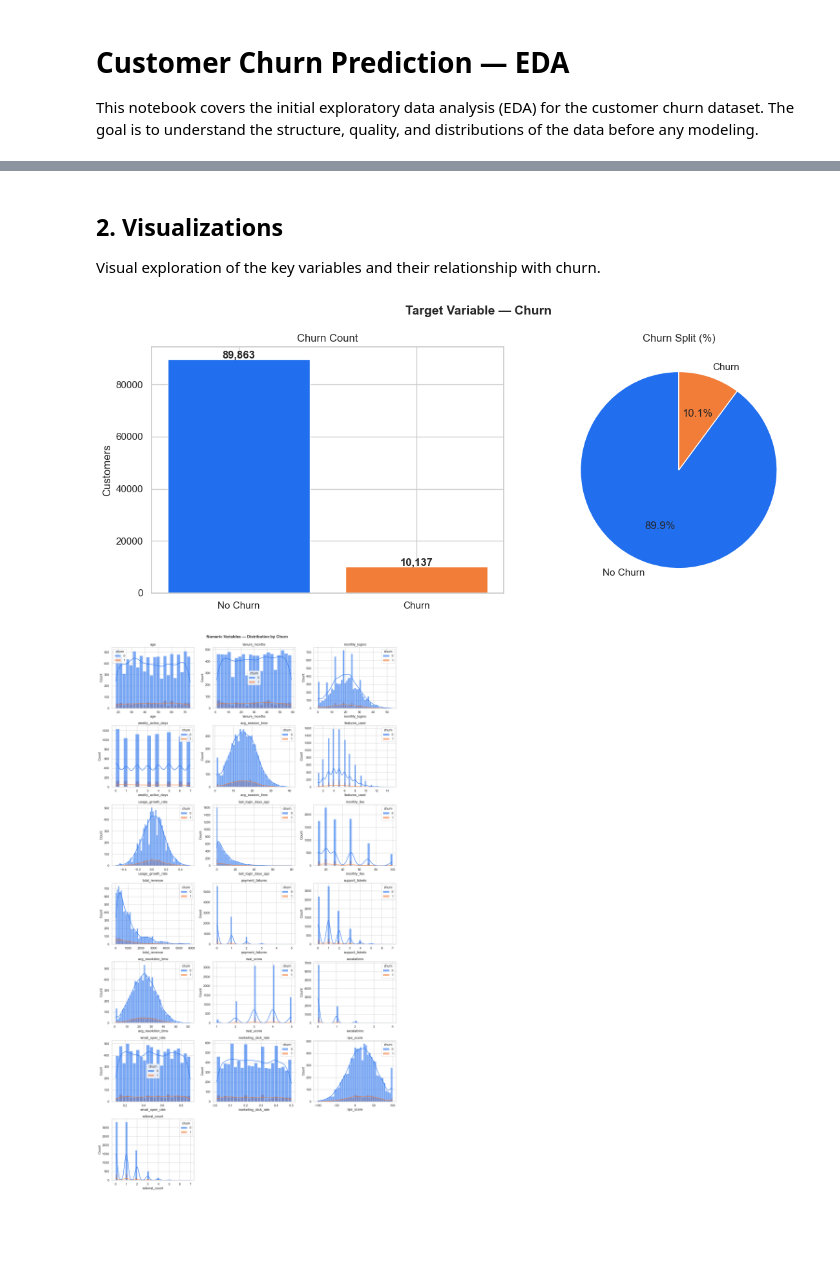
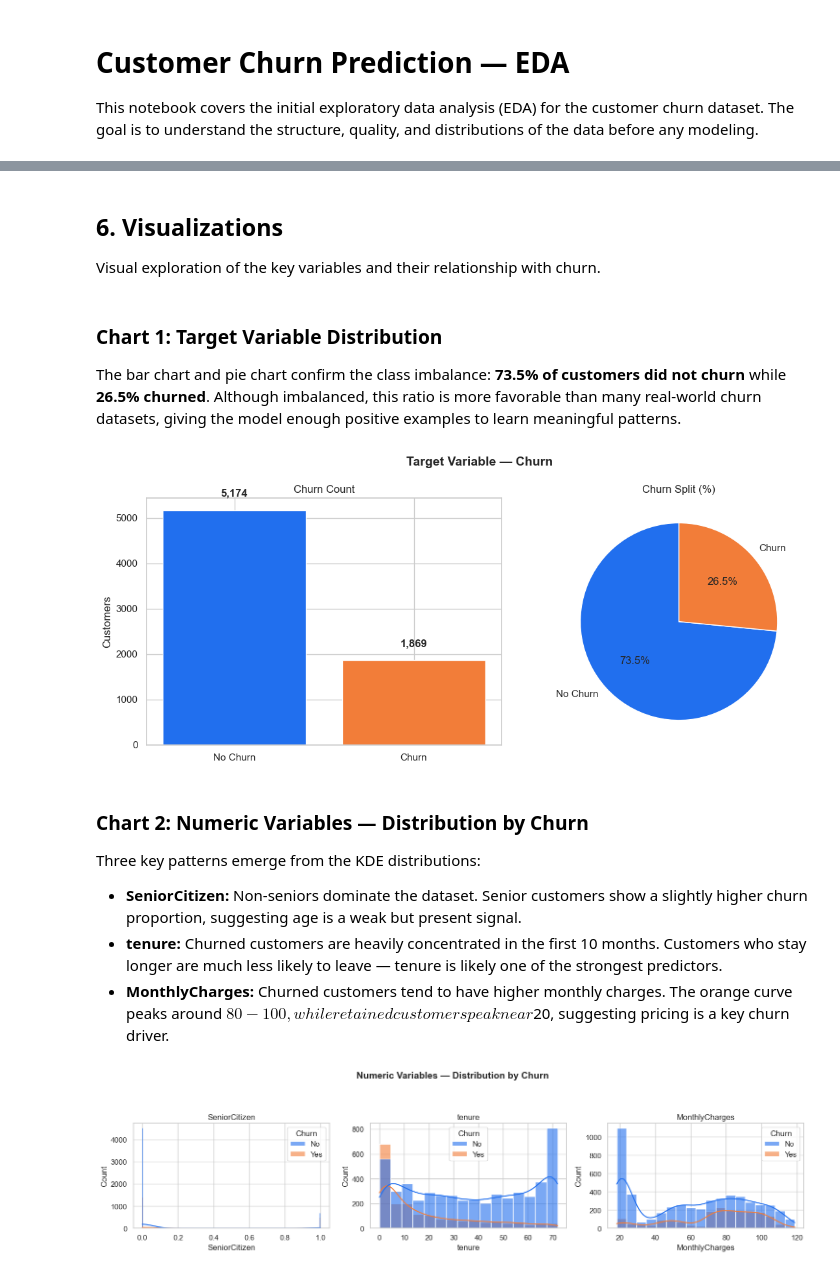
Before and after one commit to SantiLopBla/churn-prediction, a Jupyter notebook: notebooks/01_EDA.ipynb, the cells around one changed output, grey strips where cells are left out. Drawn from its saved outputs; the diff is of its cells as text; code cells hidden in the pictures; blank space fills up the shorter version.

Commit message:
feat: update EDA notebook for Telco dataset with improved comments and markdown

```diff
--- a/notebooks/01_EDA.ipynb
+++ b/notebooks/01_EDA.ipynb
@@ -29,0 +16,7 @@ The target variable is `churn` (1 = churned, 0 = retained).
+# %%
+# Load raw dataset using pathlib for cross-platform path compatibility
+
+DATA_PATH = Path("..") / "data" / "raw" / "Telco_Customer_Churn.csv"
+df = pd.read_csv(DATA_PATH)
+print("Dataset loaded successfully")
+print(f"Shape: {df.shape}")
@@ -228,26 +200,32 @@ Key observations:
 # %% [markdown]
-## 2. Visualizations
+## 6. Visualizations
 
 Visual exploration of the key variables and their relationship with churn.
 # %%
-#import libraries
+# Visualization libraries and global style configuration
 import matplotlib.pyplot as plt
 import seaborn as sns
 
 sns.set_theme(style="whitegrid")
 COLORS = ["#216FEE", "#F27D39"]
 
-# 10k rows is enough to see patterns without killing performance
-# random_state=42 makes the sample reproducible
-df_sample = df.sample(n=10_000, random_state=42)
+# Dataset is small enough to visualize in full — no sampling needed
+df_sample = df.copy()
+# %% [markdown]
+### Chart 1: Target Variable Distribution
+
+The bar chart and pie chart confirm the class imbalance: **73.5% of customers did not churn** while **26.5% churned**. Although imbalanced, this ratio is more favorable than many real-world churn datasets, giving the model enough positive examples to learn meaningful patterns.
 # %%
 # Chart 1: Target distribution
-# Shows whether the classes are balanced. Imbalanced targets (e.g. 95/5 split)
+# Bar chart shows raw counts, pie chart shows proportions side by side
+# Imbalanced classes require class_weight="balanced" in the model
 
-churn_counts = df["churn"].value_counts()  # use full df, not sample
+churn_counts = df["Churn"].value_counts()
 
+# create a 1x2 grid — left for bar chart, right for pie chart
 fig, axes = plt.subplots(1, 2, figsize=(12, 5))
 
+# left: bar chart with count labels on top of each bar
 axes[0].bar(["No Churn", "Churn"], churn_counts.values, color=COLORS)
 axes[0].set_title("Churn Count")
 axes[0].set_ylabel("Customers")
@@ -255,6 +233,7 @@ axes[0].set_ylabel("Customers")
 for i, v in enumerate(churn_counts.values):
     axes[0].text(i, v + 300, f"{v:,}", ha="center", fontweight="bold")
 
+# right: pie chart with percentage labels
 axes[1].pie(
     churn_counts.values,
     labels=["No Churn", "Churn"],
@@ -268,39 +247,51 @@ plt.suptitle("Target Variable — Churn", fontsize=14, fontweight="bold")
 plt.tight_layout()
 plt.show()
 # %% [output]
-[figure, old version]
+[figure, new version]
+# %% [markdown]
+### Chart 2: Numeric Variables — Distribution by Churn
+
+Three key patterns emerge from the KDE distributions:
+
+- **SeniorCitizen:** Non-seniors dominate the dataset. Senior customers show a slightly higher churn proportion, suggesting age is a weak but present signal.
+- **tenure:** Churned customers are heavily concentrated in the first 10 months. Customers who stay longer are much less likely to leave — tenure is likely one of the strongest predictors.
+- **MonthlyCharges:** Churned customers tend to have higher monthly charges. The orange curve peaks around $80-100, while retained customers peak near $20, suggesting pricing is a key churn driver.
 # %%
 # Chart 2: Numeric variable distributions
-# Overlapping KDE curves per variable, split by churn label.
-# If the two curves look different, that variable is probably useful for the model.
+# Overlapping KDE curves per variable, split by churn label
+# If the two curves look different, that variable is likely useful for the model
 
+# Select only numeric columns and exclude target if it was encoded as numeric
 numeric_cols = df.select_dtypes(include=["int64", "float64"]).columns.tolist()
 if "churn" in numeric_cols:
     numeric_cols.remove("churn")
 
+# Build a dynamic grid based on number of numeric columns
 n_cols = 3
 n_rows = (len(numeric_cols) + n_cols - 1) // n_cols
 
 fig, axes = plt.subplots(n_rows, n_cols, figsize=(15, n_rows * 4))
 axes = axes.flatten()
 
+# One histogram per numeric column, colored by churn label with KDE overlay
 for i, col in enumerate(numeric_cols):
     sns.histplot(
-        data=df_sample, # sample here for speed
+        data=df_sample,
         x=col,
-        hue="churn",
+        hue="Churn",
         kde=True,
         palette=COLORS,
         ax=axes[i],
         alpha=0.6
     )
     axes[i].set_title(col)
 
+# Hide unused subplots if grid has more cells than columns
 for j in range(i + 1, len(axes)):
     axes[j].set_visible(False)
 
 plt.suptitle("Numeric Variables — Distribution by Churn\n\n", fontsize=14, fontweight="bold")
 plt.tight_layout()
 plt.show()
 # %% [output]
-[figure, old version]
+[figure, new version]
```
Also changed, not shown: parts of 23 cells of this notebook.
